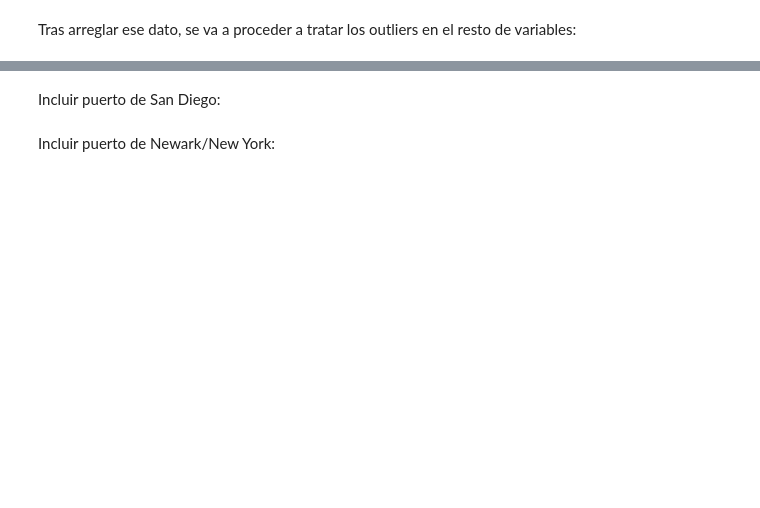
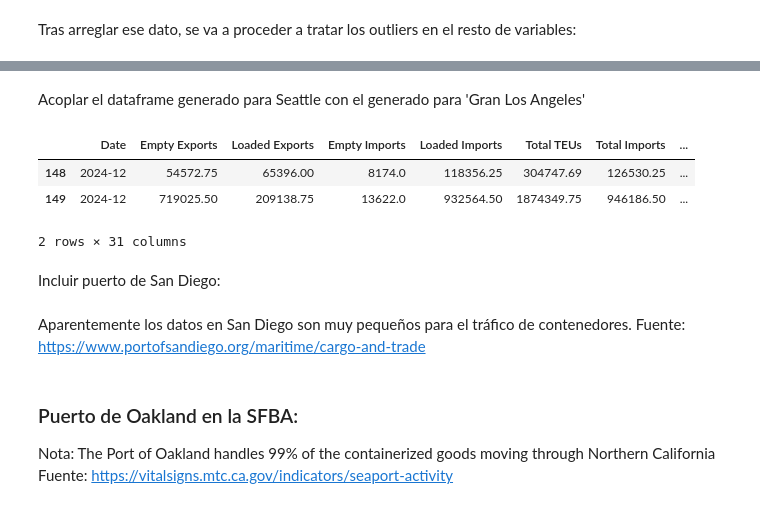
Before and after one commit to GonzaloLopezS/TFM_AFI_2025, a Jupyter notebook: AAA_code/TFM_ports_model.ipynb, the cells around one changed output, grey strips where cells are left out. Saved outputs shown, nothing was run; the diff lists cells and outputs as text; code cells hidden in the pictures; blank space fills up the shorter version.

```diff
--- a/AAA_code/TFM_ports_model.ipynb
+++ b/AAA_code/TFM_ports_model.ipynb
@@ -430,0 +438,17 @@ Incluir puerto de Seattle:
+# %%
+# subdataframe = drug_seizures_combined[['Drug Type', 'Count of Event', 'Sum Qty (lbs)']]
+drug_seizures_wide = pd.pivot_table(drug_seizures_combined, index=['Date','latitude','longitude'], columns='Drug Type', values=['Count of Event', 'Sum Qty (lbs)'], aggfunc='sum')
+drug_seizures_wide.columns = ['_'.join(col).strip() for col in drug_seizures_wide.columns.values]
+drug_seizures_wide.reset_index(inplace=True)
+drug_seizures_wide['Sum_of_Counts'] = drug_seizures_wide.filter(like='Count of Event_').sum(axis=1)
+# Adjust the dates for 'October', 'November', and 'December' by anticipating one year
+def adjust_fiscal_year(date_str):
+    date = pd.to_datetime(date_str, format='%Y-%m')
+    if date.month in [10, 11, 12]:
+        date = date + pd.DateOffset(years=-1)
+    return date.strftime('%Y-%m')
+
+# Apply the adjustment to the 'Date' column in combined_teu_data
+drug_seizures_wide['Date'] = drug_seizures_wide['Date'].apply(adjust_fiscal_year)
+drug_seizures_wide.sort_values(by='Date', ascending=True, inplace=True)
+drug_seizures_wide.reset_index(drop=True, inplace=True)
@@ -431,4 +478,32 @@ Incluir puerto de Seattle:
+# %%
+NSWA_data = pd.merge(nwsa_teu_data_pivot, drug_seizures_wide, on='Date', how='inner')
+NSWA_data.drop(columns=['Domestic - Alaska', 'Domestic - Hawaii'], inplace=True)
+# %% [markdown]
+Acoplar el dataframe generado para Seattle con el generado para 'Gran Los Angeles'
+# %%
+# Concatenate NSWA_data with GLA_data
+combined_data = pd.concat([NSWA_data, GLA_data], ignore_index=True)
+combined_data['Date'] = pd.to_datetime(combined_data['Date'], format='%Y-%m').dt.strftime('%Y-%m')
+
+# Sort the combined dataframe by 'Date' in ascending order
+combined_data.sort_values(by='Date', ascending=True, inplace=True)
+
+# Reset the index of the sorted dataframe
+combined_data.reset_index(drop=True, inplace=True)
+# %%
+combined_data.loc[combined_data['Date'] == '2024-12']
+# %% [output]
+|  | Date | Empty Exports | Loaded Exports | Empty Imports | Loaded Imports | Total TEUs | Total Imports | ... |
+| 148 | 2024-12 | 54572.75 | 65396.00 | 8174.0 | 118356.25 | 304747.69 | 126530.25 | ... |
+| 149 | 2024-12 | 719025.50 | 209138.75 | 13622.0 | 932564.50 | 1874349.75 | 946186.50 | ... |
+2 rows × 31 columns
 # %% [markdown]
 Incluir puerto de San Diego:
-# %% [markdown]
-Incluir puerto de Newark/New York:
+# %% [markdown]
+Aparentemente los datos en San Diego son muy pequeños para el tráfico de contenedores.
+Fuente: https://www.portofsandiego.org/maritime/cargo-and-trade
+# %% [markdown]
+### Puerto de Oakland en la SFBA:
+
+Nota: The Port of Oakland handles 99% of the containerized goods moving through Northern California
+Fuente: https://vitalsigns.mtc.ca.gov/indicators/seaport-activity
```
Also changed, not shown: parts of 112 cells of this notebook, 10 other files.
